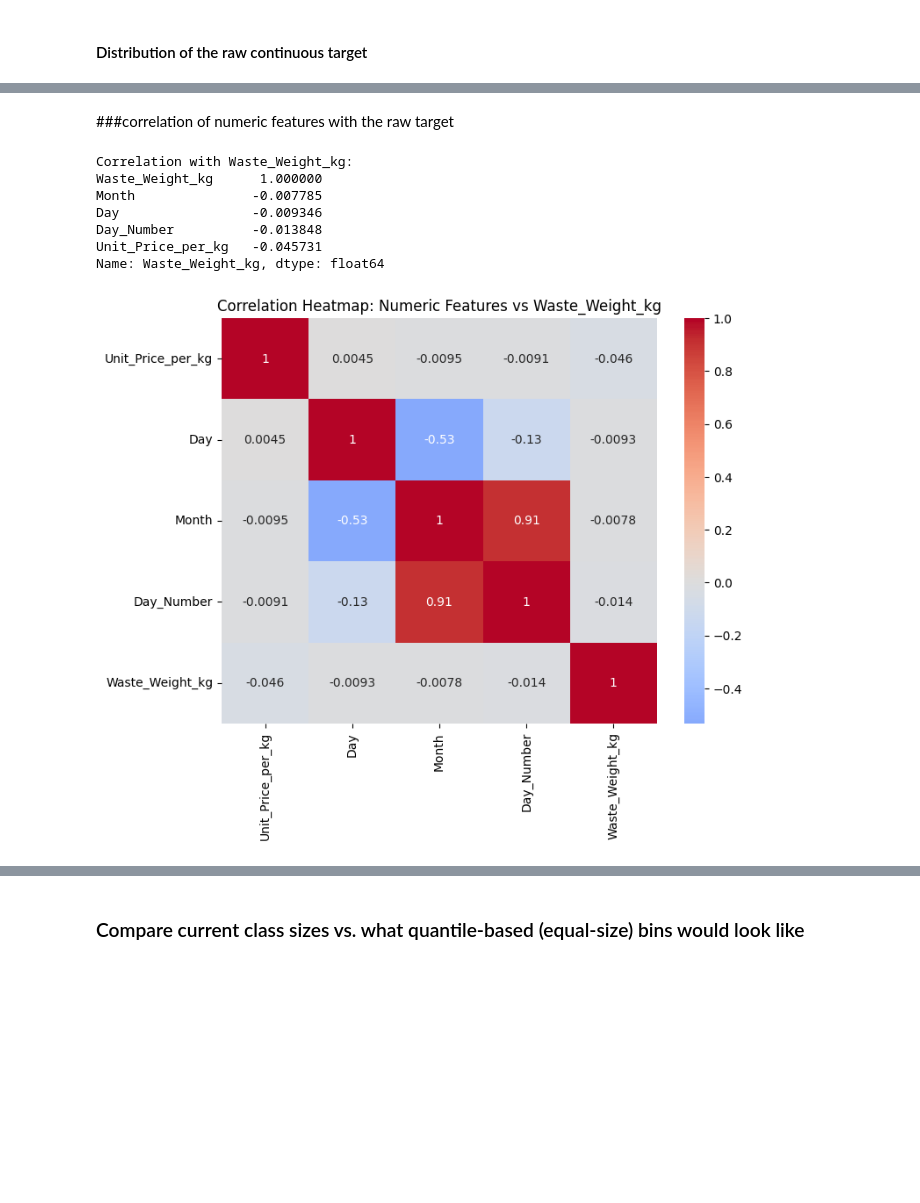
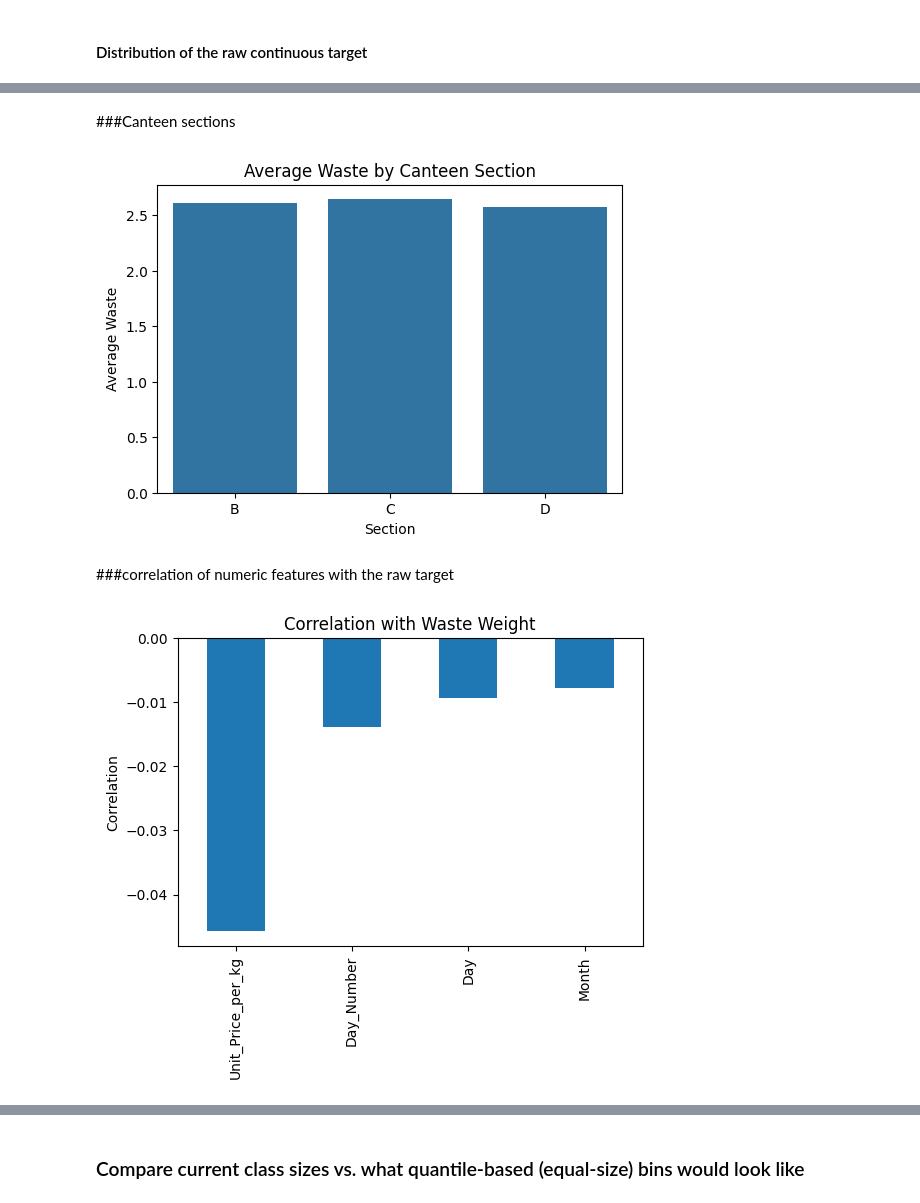
Before and after one commit to sasasaee/ml-project, a Jupyter notebook: canteen_classification_model.ipynb, the cells around one changed output, grey strips where cells are left out. Saved outputs shown, nothing was run; the diff lists cells and outputs as text; code cells hidden in the pictures; blank space fills up the shorter version.

```diff
--- a/canteen_classification_model.ipynb
+++ b/canteen_classification_model.ipynb
@@ -122,27 +139,45 @@ plt.show()
+# %% [markdown]
+###Canteen sections
+# %%
+section_avg = pd.DataFrame({
+    "Section":["B","C","D"],
+    "Average Waste":[
+        df[df["Canteen_Section_B"]]["Waste_Weight_kg"].mean(),
+        df[df["Canteen_Section_C"]]["Waste_Weight_kg"].mean(),
+        df[df["Canteen_Section_D"]]["Waste_Weight_kg"].mean()
+    ]
+})
+
+plt.figure(figsize=(6,4))
+
+sns.barplot(
+    data=section_avg,
+    x="Section",
+    y="Average Waste"
+)
+
+plt.title("Average Waste by Canteen Section")
+
+plt.show()
+# %% [output]
+[figure, added]
 # %% [markdown]
 ###correlation of numeric features with the raw target
-# %%
-numeric_cols = ["Unit_Price_per_kg", "Day", "Month", "Day_Number"]
-
-corr_with_target = df[numeric_cols + ["Waste_Weight_kg"]].corr()["Waste_Weight_kg"].sort_values(ascending=False)
-print("Correlation with Waste_Weight_kg:")
-print(corr_with_target)
-
-plt.figure(figsize=(8, 6))
-sns.heatmap(
-    df[numeric_cols + ["Waste_Weight_kg"]].corr(),
-    annot=True,
-    cmap="coolwarm",
-    center=0
-)
-plt.title("Correlation Heatmap: Numeric Features vs Waste_Weight_kg")
-plt.show()
-# %% [output]
-Correlation with Waste_Weight_kg:
-Waste_Weight_kg      1.000000
-Month               -0.007785
-Day                 -0.009346
-Day_Number          -0.013848
-Unit_Price_per_kg   -0.045731
-Name: Waste_Weight_kg, dtype: float64
-[figure, removed]
+# %%
+corr = (
+    df[numeric_cols + ["Waste_Weight_kg"]]
+    .corr()["Waste_Weight_kg"]
+    .drop("Waste_Weight_kg")
+    .sort_values()
+)
+
+plt.figure(figsize=(6,4))
+
+corr.plot(kind="bar")
+
+plt.title("Correlation with Waste Weight")
+plt.ylabel("Correlation")
+
+plt.show()
+# %% [output]
+[figure, added]
```
Also changed, not shown: parts of 11 cells of this notebook.
